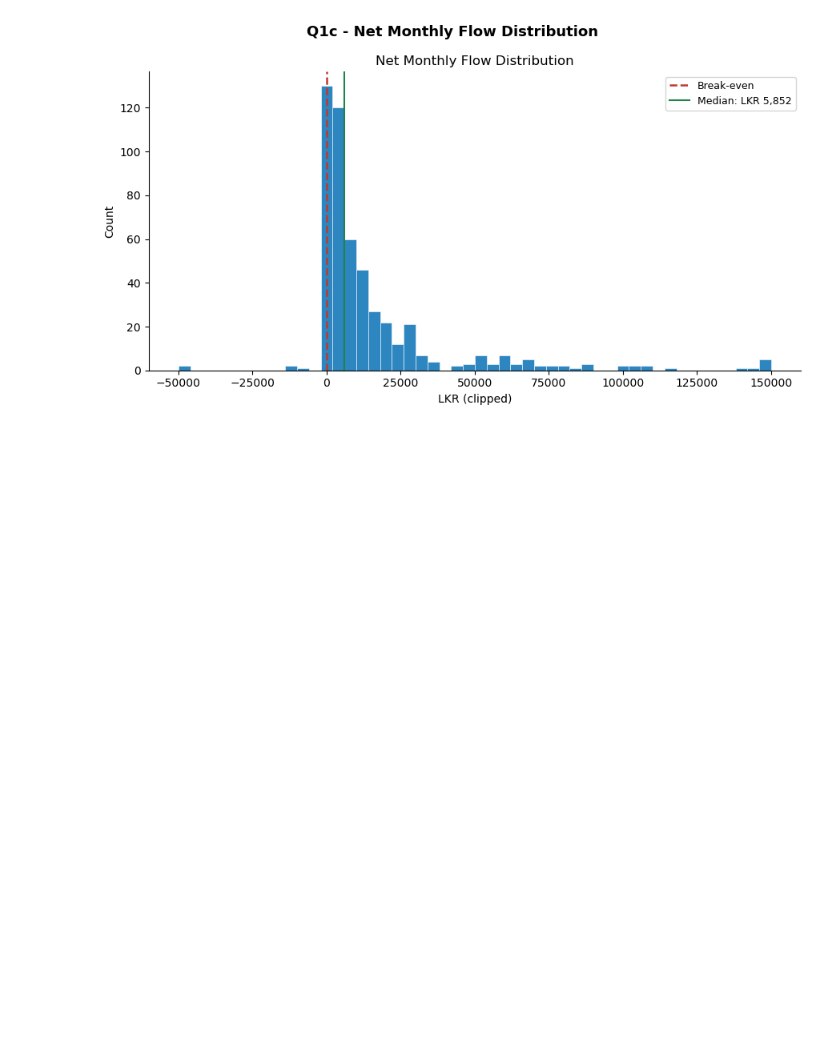
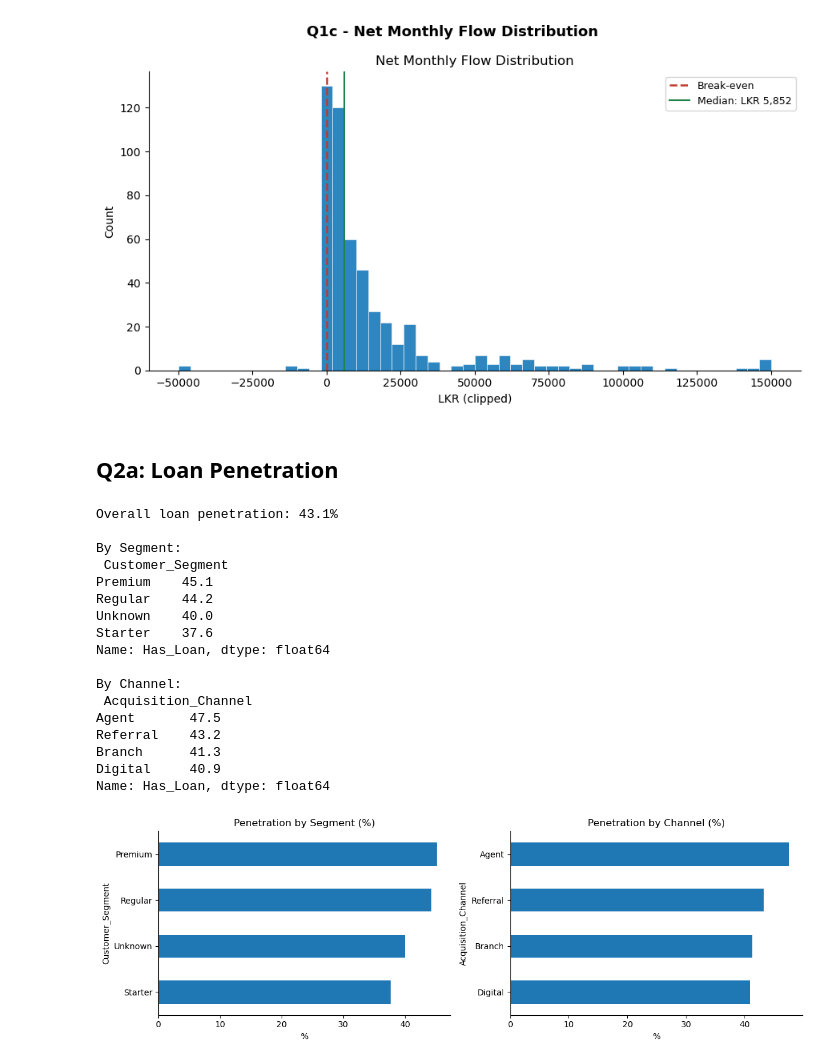
Before and after one commit to senara20240943-droid/Dialog-Fintec, a Jupyter notebook: Assessment questions.ipynb, the cells around one changed output. Cells and saved outputs as stored; diff of their text form; code cells hidden in the pictures; blank space fills up the shorter version.

Commit message:
loan penetration and debt to savings ratio

```diff
--- a/Assessment questions.ipynb
+++ b/Assessment questions.ipynb
@@ -124,3 +124,39 @@ plt.tight_layout()
 plt.show()
 # %% [output]
 [figure]
+# %% [markdown]
+## Q2a: Loan Penetration
+# %%
+loan_df = df[df["Has_Loan"] == "Yes"]
+overall = round(len(loan_df) / len(df) * 100, 1)
+print(f"Overall loan penetration: {overall}%")
+
+seg_pen = df.groupby("Customer_Segment")["Has_Loan"].apply(lambda x: round((x=="Yes").sum()/len(x)*100,1))
+ch_pen  = df.groupby("Acquisition_Channel")["Has_Loan"].apply(lambda x: round((x=="Yes").sum()/len(x)*100,1))
+print("\nBy Segment:\n", seg_pen.sort_values(ascending=False))
+print("\nBy Channel:\n", ch_pen.sort_values(ascending=False))
+
+fig, axes = plt.subplots(1, 2, figsize=(12, 4))
+seg_pen.sort_values().plot.barh(ax=axes[0]); axes[0].set(title="Penetration by Segment (%)", xlabel="%")
+ch_pen.sort_values().plot.barh(ax=axes[1]);  axes[1].set(title="Penetration by Channel (%)",  xlabel="%")
+for ax in axes: ax.spines[["top","right"]].set_visible(False)
+plt.tight_layout(); plt.show()
+# %% [output]
+Overall loan penetration: 43.1%
+
+By Segment:
+ Customer_Segment
+Premium    45.1
+Regular    44.2
+Unknown    40.0
+Starter    37.6
+Name: Has_Loan, dtype: float64
+
+By Channel:
+ Acquisition_Channel
+Agent       47.5
+Referral    43.2
+Branch      41.3
+Digital     40.9
+Name: Has_Loan, dtype: float64
+[figure, added]
```
Also changed, not shown: parts of 1 cell of this notebook.
